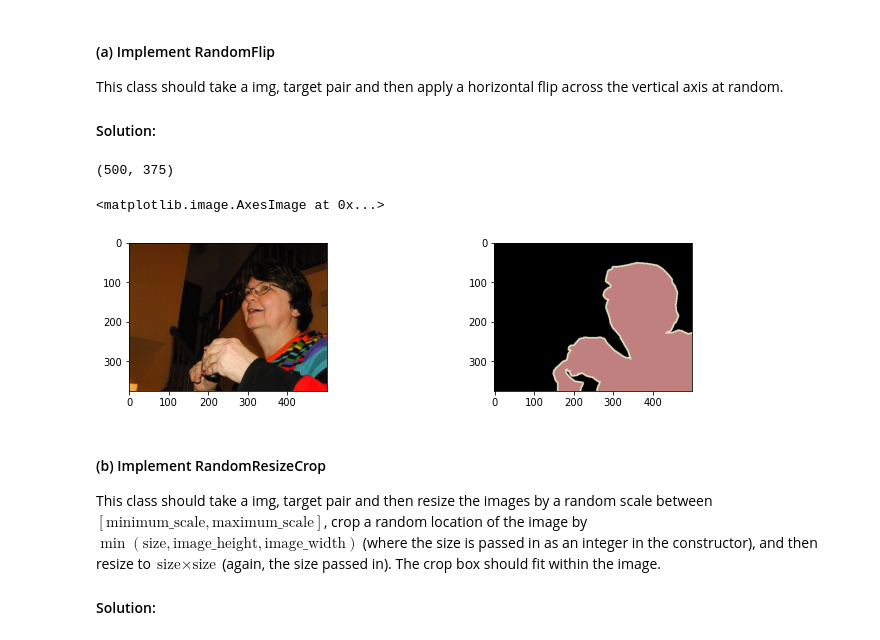
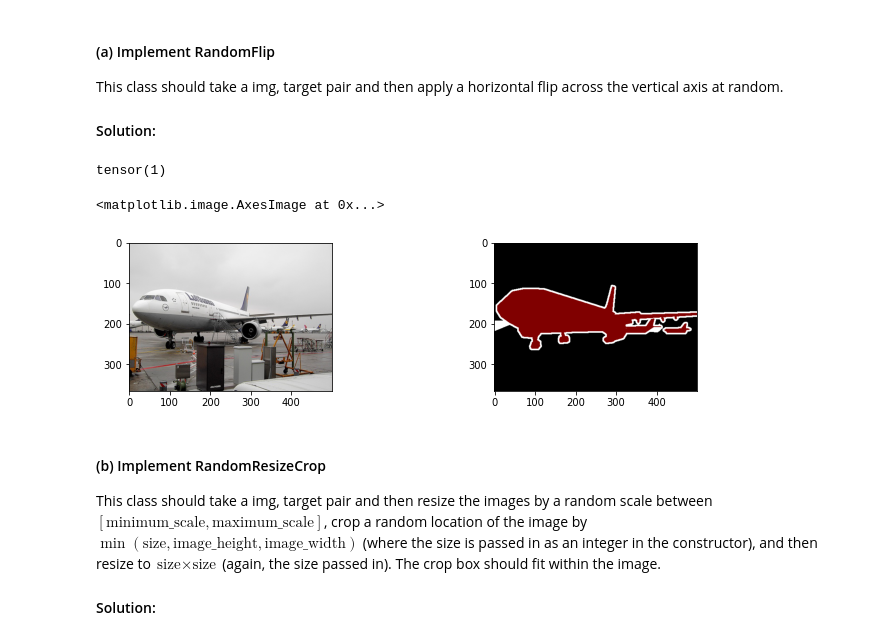
Before and after one commit to ArjunNarayan2066/Test, a Jupyter notebook: MySemanticSegmentation_student.ipynb, the cells around one changed output. Drawn from its saved outputs; the diff is of its cells as text; code cells hidden in the pictures.

```diff
--- a/MySemanticSegmentation_student.ipynb
+++ b/MySemanticSegmentation_student.ipynb
@@ -121,10 +123,8 @@ DATASET_PATH = 'drive/My Drive/cs484/dataset'
 # Here, we obtain and visualize one sample (img, target) pair from VOC training dataset and one from validation dataset.
 # Note that operator [...] extracts the sample corresponding to the specified index.
 # Also, note the parameter download = True. Set this to False after you download to save time on later runs.
-print(exists(DATASET_PATH))
-# print("Downloading: {}".format(download))
 sample1 = VOCSegmentation(DATASET_PATH, image_set='train', download = False)[200]
-sample2 = VOCSegmentation(DATASET_PATH, image_set='val')[20]
+sample2 = VOCSegmentation(DATASET_PATH, image_set='val')[0]
 
 # We demonstrate two different (equivalent) ways to access image and target inside the samples.
 img1, target1 = sample1
@@ -179,7 +179,8 @@ class JointToTensor(object):
 # %%
 # Check the transform by passing the image-target sample.
 
-img, target = JointToTensor()(*sample1)
+img, target = JointToTensor()(*sample2)
+print(target[target!=255].max())
 fig = plt.figure(figsize=(12,6))
 ax1 = fig.add_subplot(2,2,1)
 ax1.imshow(img.permute(1,2,0))
@@ -225,25 +227,25 @@ This class should take a img, target pair and then apply a horizontal flip acros
 # %%
 class JointRandomFlip(object):
     def __call__(self, img, target):
-        # if not isinstance(img, torch.Tensor):
-        #     img, target = JointToTensor()(img, target)
+        if not isinstance(img, torch.Tensor):
+            img, target = JointToTensor()(img, target)
 
         if np.random.randint(2):
             return (tF.hflip(img), tF.hflip(target))
         else:
             return (img, target)
 # %%
-img, target = JointRandomFlip()(*sample1)
-print(img.size)
+img, target = JointRandomFlip()(*sample2)
+print(target[target!=255].max())
 fig = plt.figure(figsize=(12,6))
 ax1 = fig.add_subplot(2,2,1)
-ax1.imshow(img)
+ax1.imshow(img.permute(1,2,0))
 ax2 = fig.add_subplot(2,2,2)
-ax2.imshow(target)
+ax2.imshow(colorize_mask(target.numpy()))
 # %% [output]
-(500, 375)
+tensor(1)
 <matplotlib.image.AxesImage at 0x...>
-[figure, old version]
+[figure, new version]
 # %% [markdown]
 #### (b) Implement RandomResizeCrop
 
```
Also changed, not shown: parts of 23 cells of this notebook.
